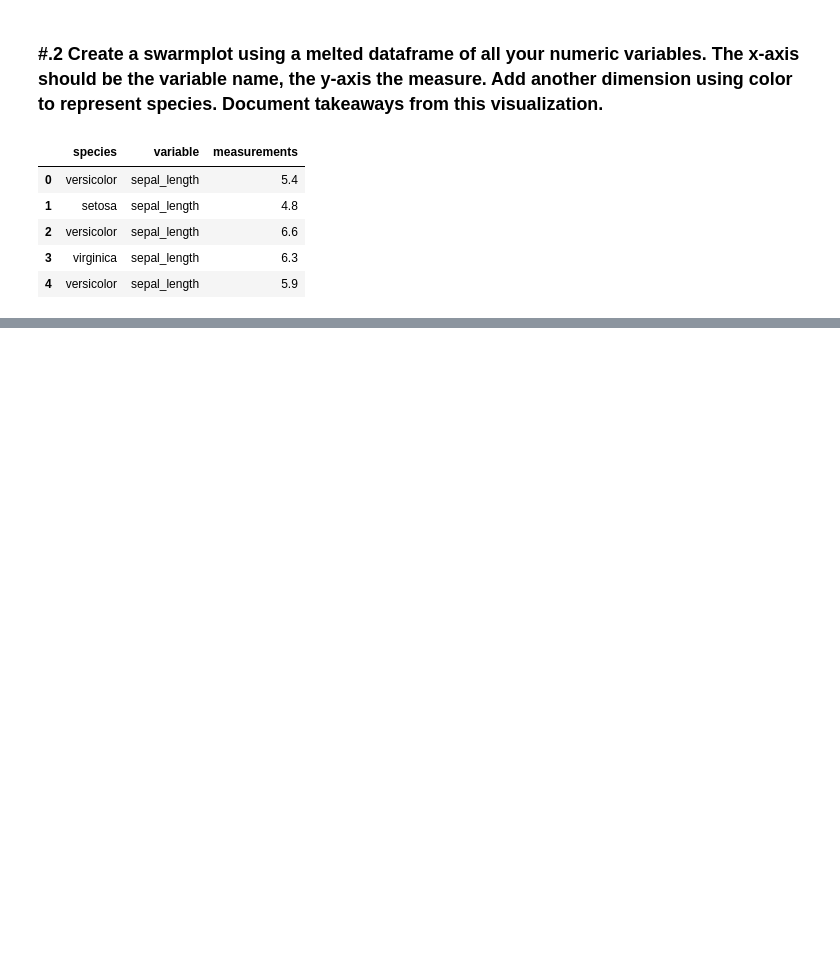
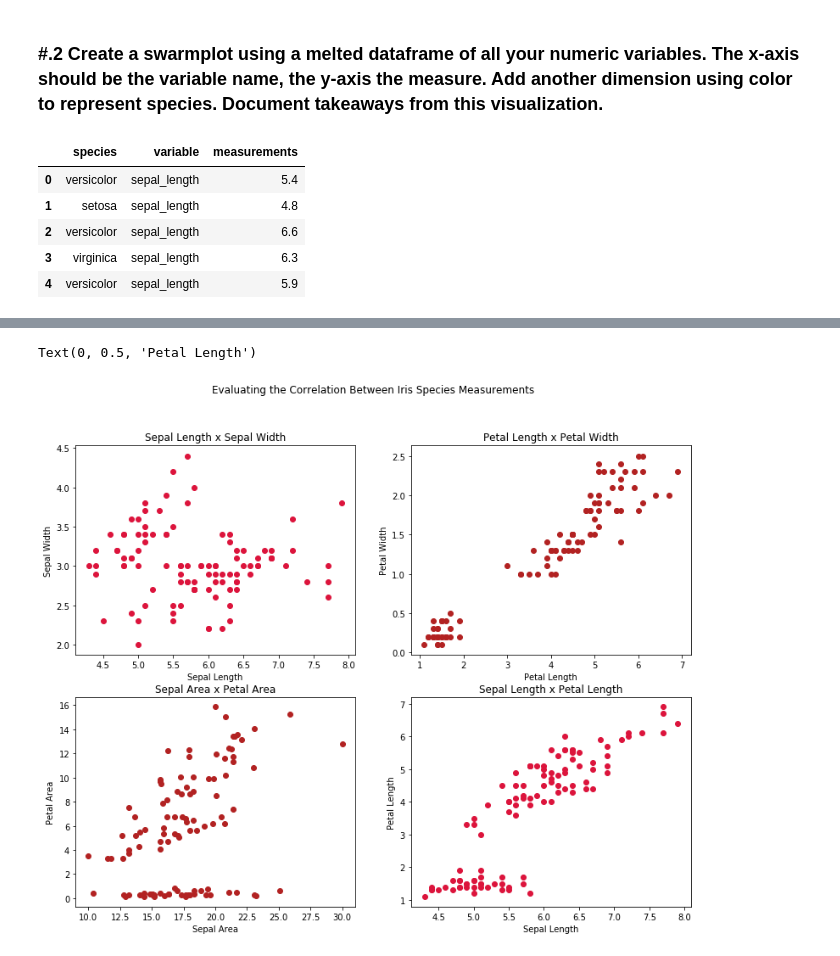
Before and after one commit to GabbyBarajasBroussard/classification-exercises, a Jupyter notebook: classification_exercises.ipynb, the cells around one changed output, grey strips where cells are left out. Drawn from its saved outputs; the diff is of its cells as text; code cells hidden in the pictures; blank space fills up the shorter version.

```diff
--- a/classification_exercises.ipynb
+++ b/classification_exercises.ipynb
@@ -366,0 +375,35 @@ sns.swarmplot(x="variable", y="measurements", hue="species",
+# %%
+plt.figure(figsize=(13,10))
+plt.suptitle("Evaluating the Correlation Between Iris Species Measurements")
+
+plt.subplot(221)
+plt.scatter (train.sepal_length, train. sepal_width, color="crimson")
+plt.title("Sepal Length x Sepal Width")
+plt.xlabel("Sepal Length")
+plt.ylabel("Sepal Width")
+
+
+plt.subplot(222)
+plt.scatter (train.petal_length, train.petal_width, color="firebrick")
+plt.title("Petal Length x Petal Width")
+plt.xlabel("Petal Length")
+plt.ylabel("Petal Width")
+
+
+plt.subplot(223)
+x = train.sepal_length * train.sepal_width
+y = train.petal_length * train.petal_width
+plt.title("Sepal Area x Petal Area")
+plt.xlabel("Sepal Area")
+plt.ylabel("Petal Area")
+
+plt.scatter(x, y, color="firebrick")
+
+plt.subplot(224)
+plt.scatter(train.sepal_length, train.petal_length, color="crimson")
+plt.title("Sepal Length x Petal Length")
+plt.xlabel("Sepal Length")
+plt.ylabel("Petal Length")
+# %% [output]
+Text(0, 0.5, 'Petal Length')
+[figure, added]
```
Also changed, not shown: parts of 19 cells of this notebook.
